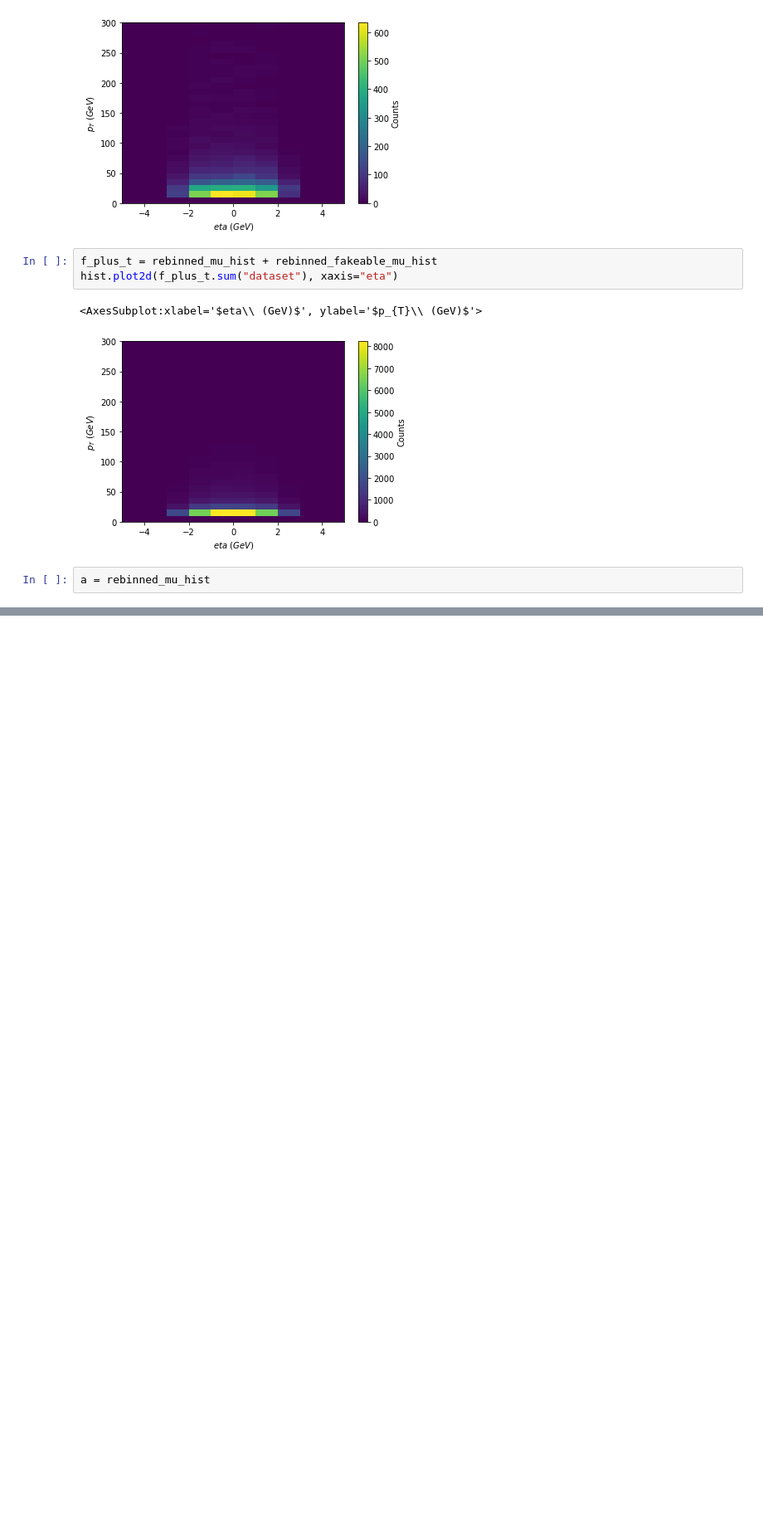
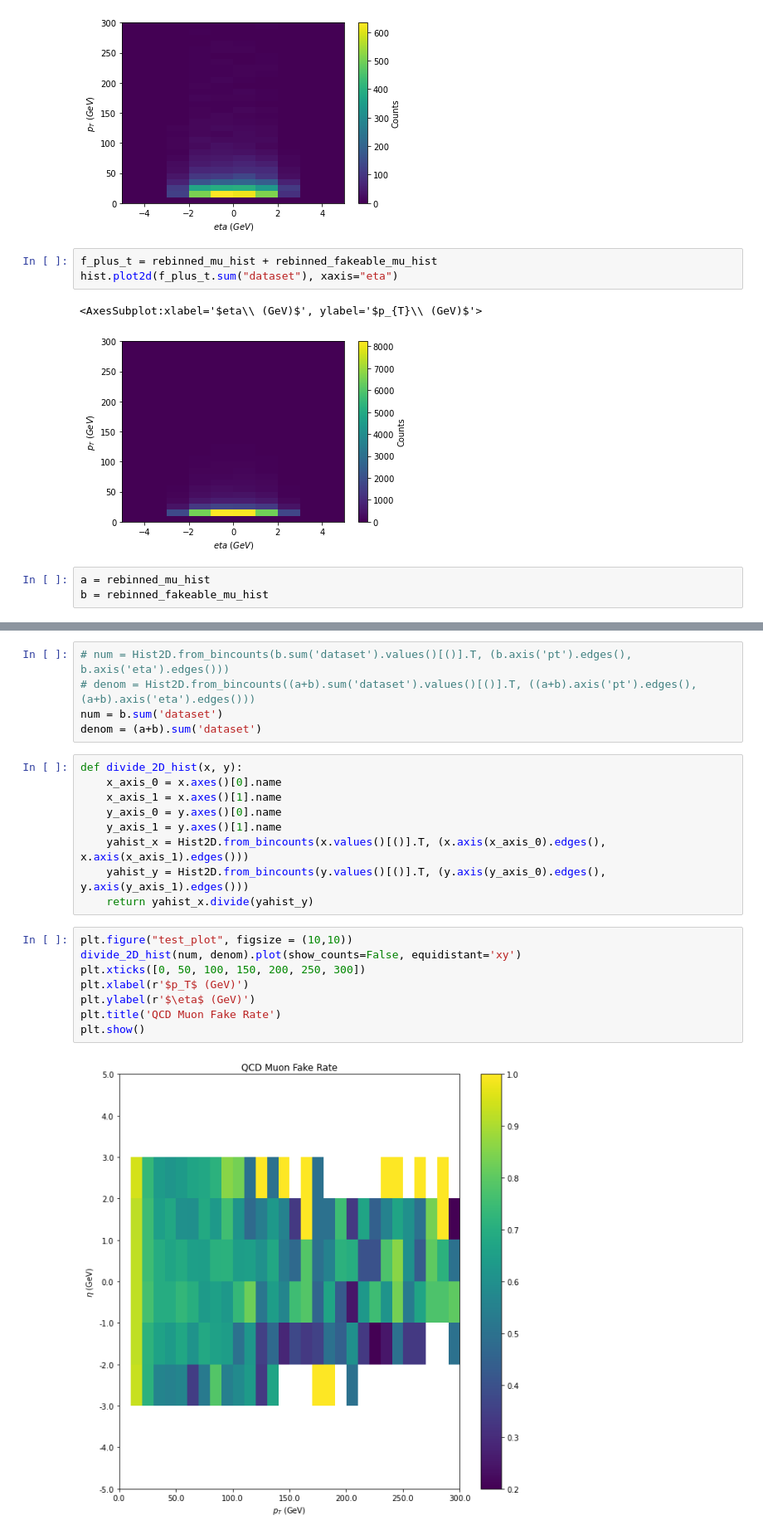
Before and after one commit to danbarto/tW_scattering, a Jupyter notebook: notebooks/fake_rate_measurement.ipynb, the cells around one changed output, grey strips where cells are left out. Shown at 83% size. Drawn from its saved outputs; the diff is of its cells as text; blank space fills up the shorter version.

Commit message:
first calculation of muon fake rates

```diff
--- a/notebooks/fake_rate_measurement.ipynb
+++ b/notebooks/fake_rate_measurement.ipynb
@@ -107,3 +108,4 @@ hist.plot2d(f_plus_t.sum("dataset"), xaxis="eta")
 [figure]
 # %%
 a = rebinned_mu_hist
+b = rebinned_fakeable_mu_hist
@@ -129,0 +125,24 @@ a.sum("dataset").values()
+# %%
+# num = Hist2D.from_bincounts(b.sum('dataset').values()[()].T, (b.axis('pt').edges(), b.axis('eta').edges()))
+# denom = Hist2D.from_bincounts((a+b).sum('dataset').values()[()].T, ((a+b).axis('pt').edges(), (a+b).axis('eta').edges()))
+num = b.sum('dataset')
+denom = (a+b).sum('dataset')
+# %%
+def divide_2D_hist(x, y):
+    x_axis_0 = x.axes()[0].name
+    x_axis_1 = x.axes()[1].name
+    y_axis_0 = y.axes()[0].name
+    y_axis_1 = y.axes()[1].name
+    yahist_x = Hist2D.from_bincounts(x.values()[()].T, (x.axis(x_axis_0).edges(), x.axis(x_axis_1).edges()))
+    yahist_y = Hist2D.from_bincounts(y.values()[()].T, (y.axis(y_axis_0).edges(), y.axis(y_axis_1).edges()))
+    return yahist_x.divide(yahist_y)
+# %%
+plt.figure("test_plot", figsize = (10,10))
+divide_2D_hist(num, denom).plot(show_counts=False, equidistant='xy')
+plt.xticks([0, 50, 100, 150, 200, 250, 300])
+plt.xlabel(r'$p_T$ (GeV)')
+plt.ylabel(r'$\eta$ (GeV)')
+plt.title('QCD Muon Fake Rate')
+plt.show()
+# %% [output]
+[figure, added]
```
Also changed, not shown: parts of 5 cells of this notebook.
